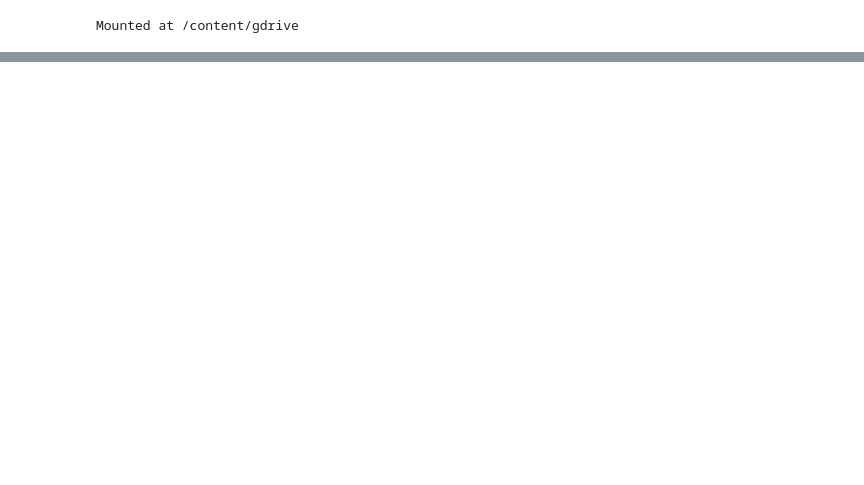
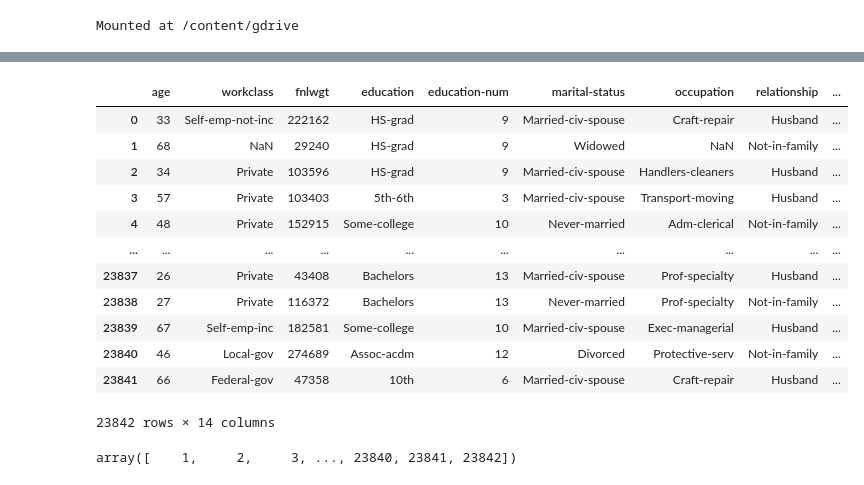
Before and after one commit to alecchae/income-level-prediciton, a Jupyter notebook: incomelevelprediction.ipynb, the cells around one changed output, grey strips where cells are left out. Saved outputs shown, nothing was run; the diff lists cells and outputs as text; code cells hidden in the pictures; blank space fills up the shorter version.

```diff
--- a/incomelevelprediction.ipynb
+++ b/incomelevelprediction.ipynb
@@ -18,0 +35,28 @@ train_data = train_data.replace('?', np.NaN)
+# %%
+test_data = pd.read_csv('/content/gdrive/My Drive/test_final.csv')
+test_data_ID = test_data.iloc[:,0]
+test_data_ID = test_data_ID.to_numpy()
+test_data = test_data.drop('ID', axis = 1)
+test_data.columns = ['age', 'workclass', 'fnlwgt', 'education', 'education-num',
+                      'marital-status', 'occupation', 'relationship', 'race', 'sex',
+                      'capital-gain', 'capital-loss', 'hours-per-week', 'native-country']
+test_data = test_data.replace('?', np.NaN)
+test_data
+# %% [output]
+|  | age | workclass | fnlwgt | education | education-num | marital-status | occupation | relationship | ... |
+| 0 | 33 | Self-emp-not-inc | 222162 | HS-grad | 9 | Married-civ-spouse | Craft-repair | Husband | ... |
+| 1 | 68 | NaN | 29240 | HS-grad | 9 | Widowed | NaN | Not-in-family | ... |
+| 2 | 34 | Private | 103596 | HS-grad | 9 | Married-civ-spouse | Handlers-cleaners | Husband | ... |
+| 3 | 57 | Private | 103403 | 5th-6th | 3 | Married-civ-spouse | Transport-moving | Husband | ... |
+| 4 | 48 | Private | 152915 | Some-college | 10 | Never-married | Adm-clerical | Not-in-family | ... |
+| ... | ... | ... | ... | ... | ... | ... | ... | ... | ... |
+| 23837 | 26 | Private | 43408 | Bachelors | 13 | Married-civ-spouse | Prof-specialty | Husband | ... |
+| 23838 | 27 | Private | 116372 | Bachelors | 13 | Never-married | Prof-specialty | Not-in-family | ... |
+| 23839 | 67 | Self-emp-inc | 182581 | Some-college | 10 | Married-civ-spouse | Exec-managerial | Husband | ... |
+| 23840 | 46 | Local-gov | 274689 | Assoc-acdm | 12 | Divorced | Protective-serv | Not-in-family | ... |
+| 23841 | 66 | Federal-gov | 47358 | 10th | 6 | Married-civ-spouse | Craft-repair | Husband | ... |
+23842 rows × 14 columns
+# %%
+test_data_ID
+# %% [output]
+array([    1,     2,     3, ..., 23840, 23841, 23842])
```
Also changed, not shown: parts of 33 cells of this notebook.
